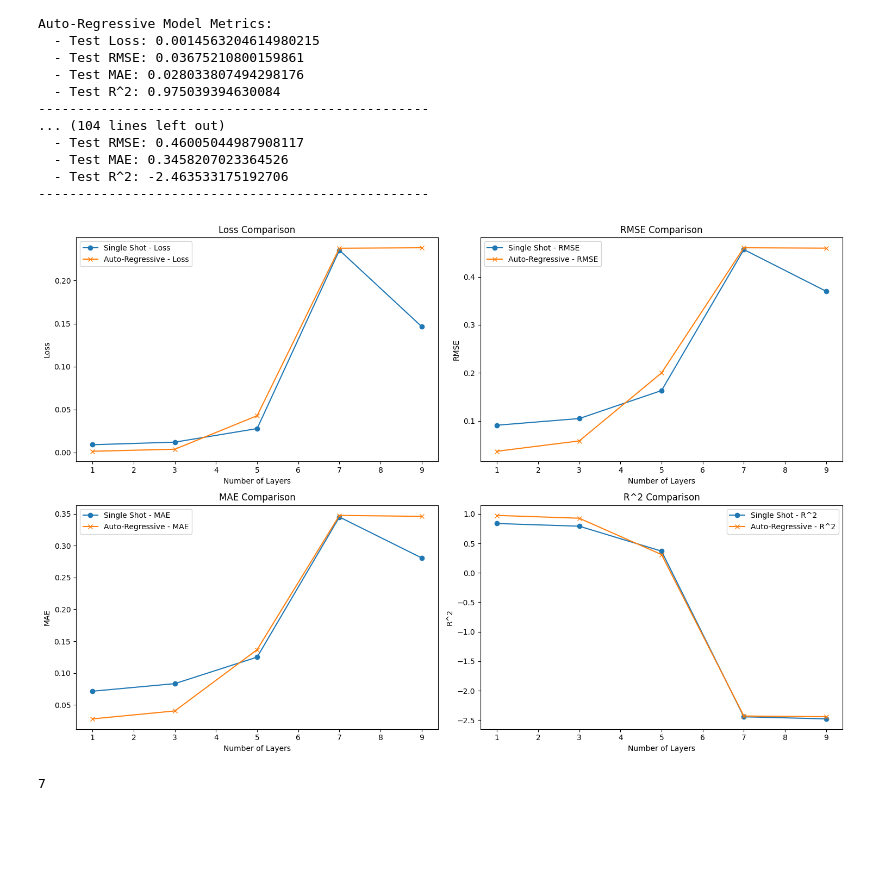
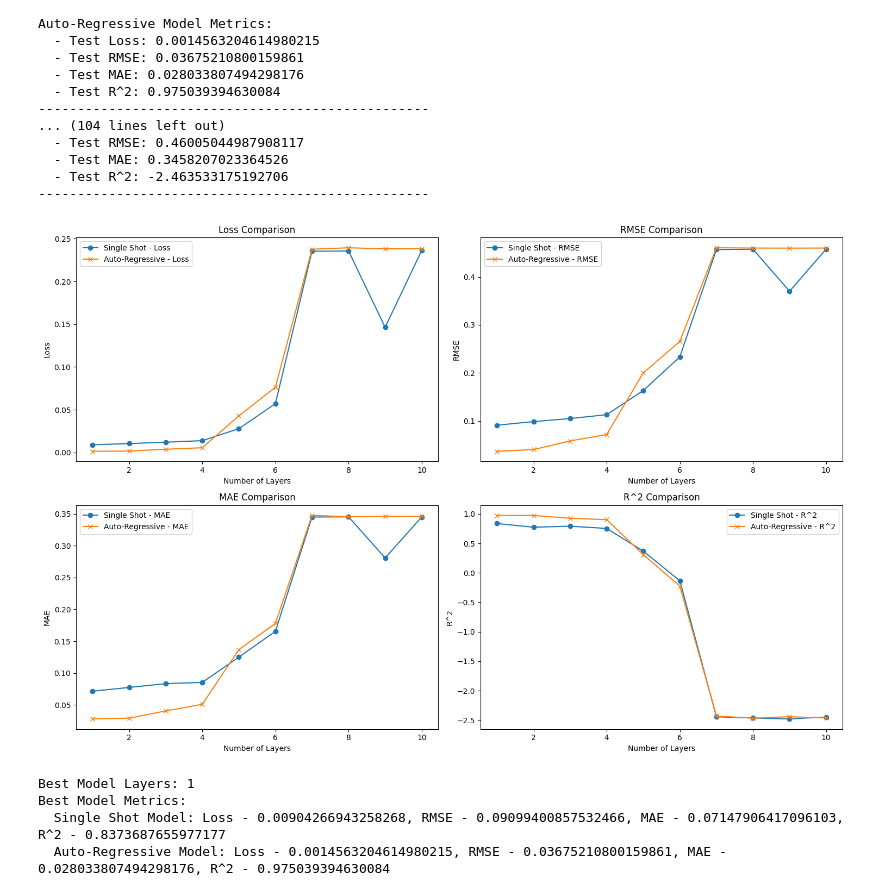
Before and after one commit to philiphan0109/time-series-forecasting, a Jupyter notebook: model_results.ipynb, the cells around one changed output. Saved outputs shown, nothing was run; the diff lists cells and outputs as text; code cells hidden in the pictures; blank space fills up the shorter version.

Commit message:
Fully Visualized Model Results

```diff
--- a/model_results.ipynb
+++ b/model_results.ipynb
@@ -50,9 +50,6 @@ import matplotlib.pyplot as plt
 
 # Assuming optimization_results is a list of dictionaries with keys 'num_layers', 'single_shot', and 'auto_regressive'
 # Each entry in 'single_shot' and 'auto_regressive' is a list or tuple with metrics in the order [loss, RMSE, MAE, R^2]
-
-# Filtering layers
-filtered_layers = [1, 3, 5, 7, 9]
 
 # Initialize lists to store metrics for plotting
 layers = []
@@ -68,22 +65,21 @@ ar_r2 = []
 
 # Extract metrics for the specified layers
 for result in optimization_results:
-    if result['num_layers'] in filtered_layers:
-        layers.append(result['num_layers'])
-        single_shot_metrics = result['single_shot']
-        ar_metrics = result['auto_regressive']
+    layers.append(result['num_layers'])
+    single_shot_metrics = result['single_shot']
+    ar_metrics = result['auto_regressive']
 
-        # Append single shot model metrics
-        single_shot_loss.append(single_shot_metrics[0])
-        single_shot_rmse.append(single_shot_metrics[1])
-        single_shot_mae.append(single_shot_metrics[2])
-        single_shot_r2.append(single_shot_metrics[3])
+    # Append single shot model metrics
+    single_shot_loss.append(single_shot_metrics[0])
+    single_shot_rmse.append(single_shot_metrics[1])
+    single_shot_mae.append(single_shot_metrics[2])
+    single_shot_r2.append(single_shot_metrics[3])
 
-        # Append auto-regressive model metrics
-        ar_loss.append(ar_metrics[0])
-        ar_rmse.append(ar_metrics[1])
-        ar_mae.append(ar_metrics[2])
-        ar_r2.append(ar_metrics[3])
+    # Append auto-regressive model metrics
+    ar_loss.append(ar_metrics[0])
+    ar_rmse.append(ar_metrics[1])
+    ar_mae.append(ar_metrics[2])
+    ar_r2.append(ar_metrics[3])
 
 # Plotting
 plt.figure(figsize=(15, 10))
@@ -100,38 +96,63 @@ plt.legend()
 # Plot for RMSE
 plt.subplot(2, 2, 2)
 plt.plot(layers, single_shot_rmse, label='Single Shot - RMSE', marker='o')
 plt.plot(layers, ar_rmse, label='Auto-Regressive - RMSE', marker='x')
 plt.xlabel('Number of Layers')
 plt.ylabel('RMSE')
 plt.title('RMSE Comparison')
 plt.legend()
 
 # Plot for MAE
 plt.subplot(2, 2, 3)
 plt.plot(layers, single_shot_mae, label='Single Shot - MAE', marker='o')
 plt.plot(layers, ar_mae, label='Auto-Regressive - MAE', marker='x')
 plt.xlabel('Number of Layers')
 plt.ylabel('MAE')
 plt.title('MAE Comparison')
 plt.legend()
 
 # Plot for R^2
 plt.subplot(2, 2, 4)
 plt.plot(layers, single_shot_r2, label='Single Shot - R^2', marker='o')
 plt.plot(layers, ar_r2, label='Auto-Regressive - R^2', marker='x')
 plt.xlabel('Number of Layers')
 plt.ylabel('R^2')
 plt.title('R^2 Comparison')
 plt.legend()
 
 plt.tight_layout()
 plt.show()
 # %% [output]
-[figure, old version]
+[figure, new version]
-# %%
-# Informer Results
-
-with open('informer_results/full_results.pkl', 'rb') as f:
-    informer_results = pickle.load(f)
-# %% [output]
-7
+# %%
+# Initialize variables to store best model info
+best_loss = float('inf')
+best_model_layers = None
+best_model_metrics = None
+
+# Iterate through the optimization results
+for result in optimization_results:
+    num_layers = result['num_layers']
+    single_shot_metrics = result['single_shot']
+    ar_metrics = result['auto_regressive']
+
+    # Check if the current model has the lowest loss
+    current_loss = min(single_shot_metrics[0], ar_metrics[0])
+    if current_loss < best_loss:
+        best_loss = current_loss
+        best_model_layers = num_layers
+        best_model_metrics = {
+            'single_shot': single_shot_metrics,
+            'auto_regressive': ar_metrics
+        }
+
+# Print best model details
+print(f"Best Model Layers: {best_model_layers}")
+print("Best Model Metrics:")
+print(f"  Single Shot Model: Loss - {best_model_metrics['single_shot'][0]}, RMSE - {best_model_metrics['single_shot'][1]}, MAE - {best_model_metrics['single_shot'][2]}, R^2 - {best_model_metrics['single_shot'][3]}")
+print(f"  Auto-Regressive Model: Loss - {best_model_metrics['auto_regressive'][0]}, RMSE - {best_model_metrics['auto_regressive'][1]}, MAE - {best_model_metrics['auto_regressive'][2]}, R^2 - {best_model_metrics['auto_regressive'][3]}")
+# %% [output]
+Best Model Layers: 1
+Best Model Metrics:
+  Single Shot Model: Loss - 0.00904266943258268, RMSE - 0.09099400857532466, MAE - 0.07147906417096103, R^2 - 0.8373687655977177
+  Auto-Regressive Model: Loss - 0.0014563204614980215, RMSE - 0.03675210800159861, MAE - 0.028033807494298176, R^2 - 0.975039394630084
```
Also changed, not shown: parts of 2 cells of this notebook, 1 other file.
